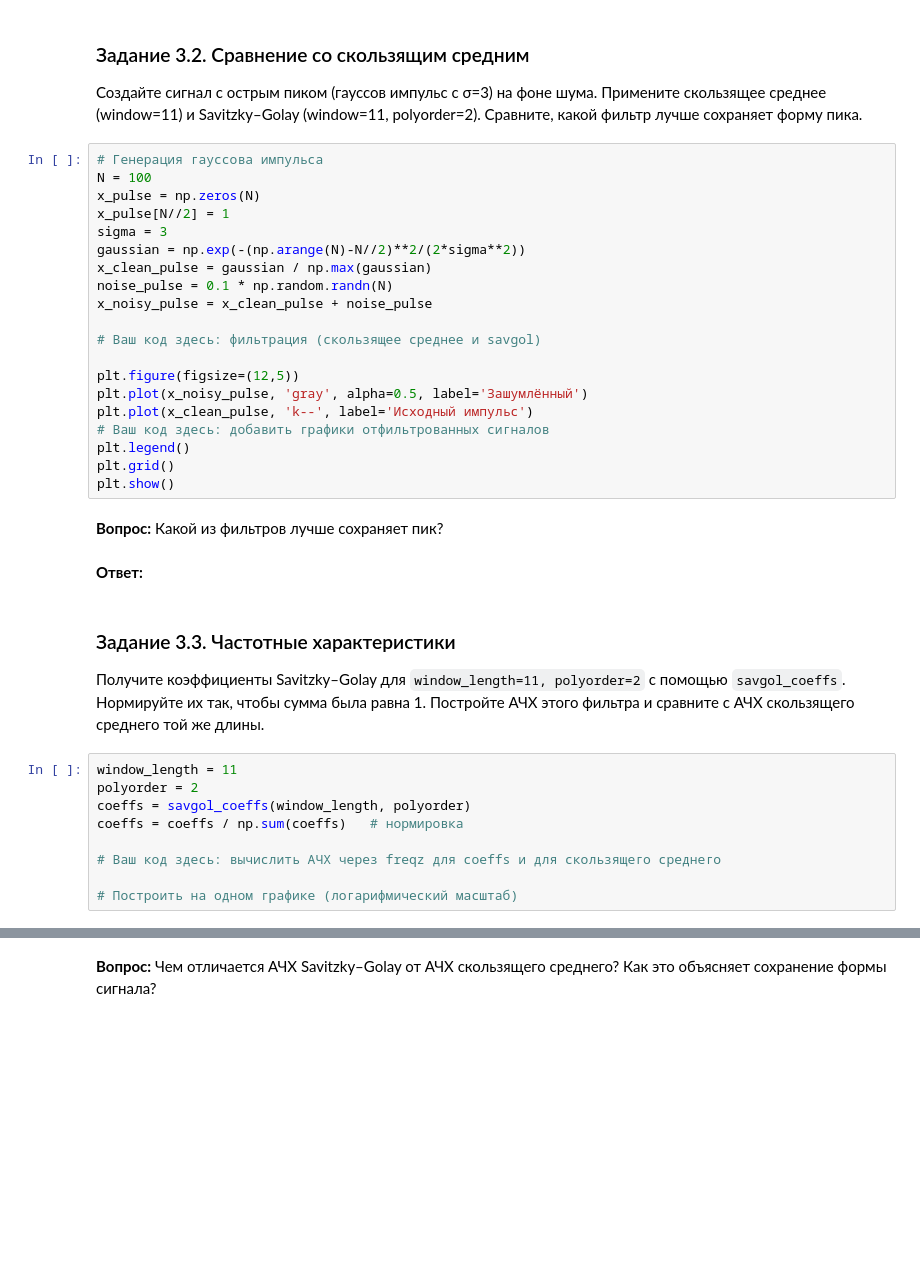
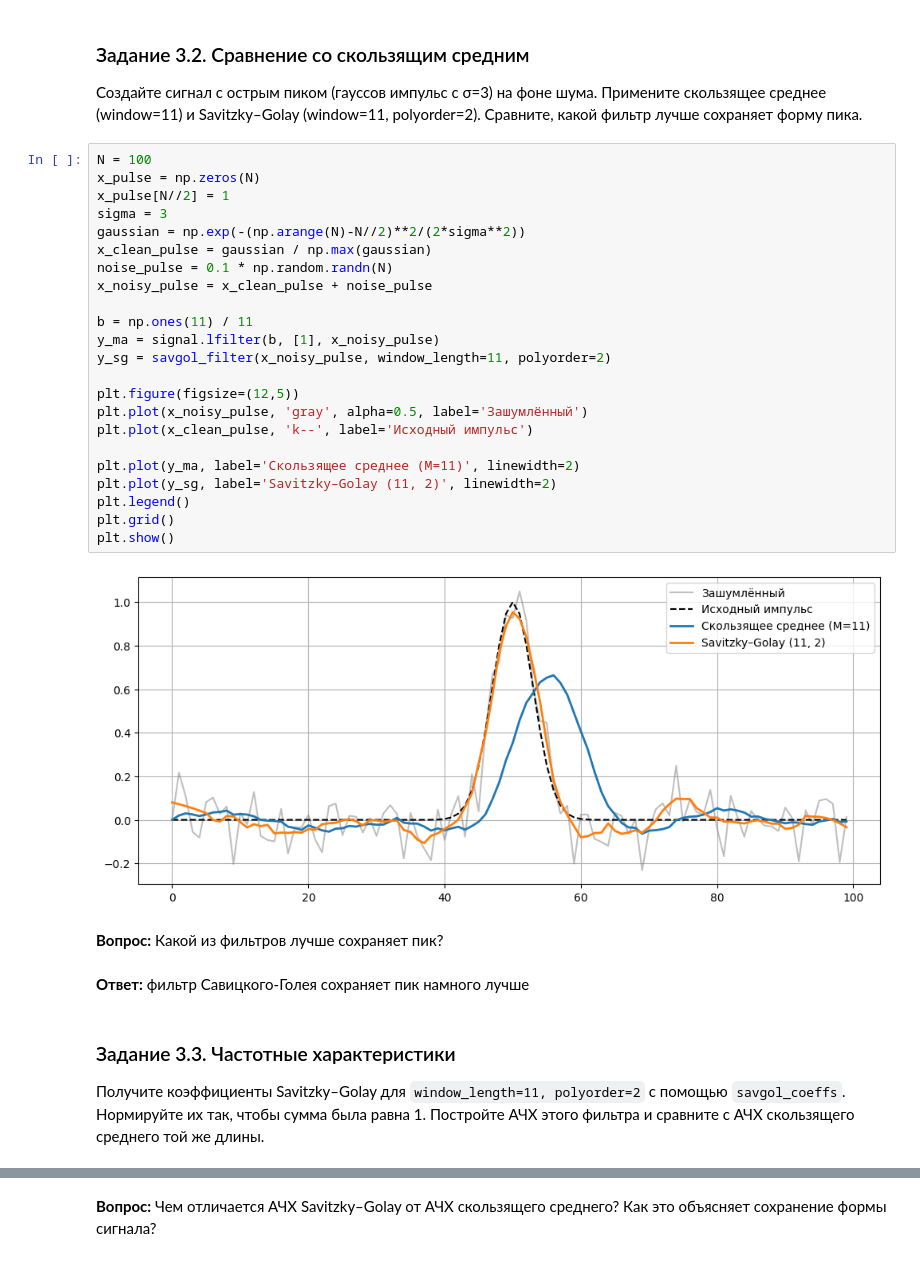
Before and after one commit to Uzema/dsp-seminars, a Jupyter notebook: seminars/5.ipynb, the cells around one changed output, grey strips where cells are left out. Drawn from its saved outputs; the diff is of its cells as text; blank space fills up the shorter version.

```diff
--- a/seminars/5.ipynb
+++ b/seminars/5.ipynb
@@ -359,39 +343,36 @@ plt.show()
 
 Создайте сигнал с острым пиком (гауссов импульс с σ=3) на фоне шума. Примените скользящее среднее (window=11) и Savitzky–Golay (window=11, polyorder=2). Сравните, какой фильтр лучше сохраняет форму пика.
 # %%
-# Генерация гауссова импульса
 N = 100
 x_pulse = np.zeros(N)
 x_pulse[N//2] = 1
 sigma = 3
 gaussian = np.exp(-(np.arange(N)-N//2)**2/(2*sigma**2))
 x_clean_pulse = gaussian / np.max(gaussian)
 noise_pulse = 0.1 * np.random.randn(N)
 x_noisy_pulse = x_clean_pulse + noise_pulse
 
-# Ваш код здесь: фильтрация (скользящее среднее и savgol)
+b = np.ones(11) / 11
+y_ma = signal.lfilter(b, [1], x_noisy_pulse)
+y_sg = savgol_filter(x_noisy_pulse, window_length=11, polyorder=2)
 
 plt.figure(figsize=(12,5))
 plt.plot(x_noisy_pulse, 'gray', alpha=0.5, label='Зашумлённый')
 plt.plot(x_clean_pulse, 'k--', label='Исходный импульс')
-# Ваш код здесь: добавить графики отфильтрованных сигналов
+
+plt.plot(y_ma, label='Скользящее среднее (M=11)', linewidth=2)
+plt.plot(y_sg, label='Savitzky–Golay (11, 2)', linewidth=2)
 plt.legend()
 plt.grid()
 plt.show()
+# %% [output]
+[figure, added]
 # %% [markdown]
 **Вопрос:** Какой из фильтров лучше сохраняет пик?
-# %% [markdown]
-**Ответ:**
+# %% [markdown]
+**Ответ:**
+фильтр Савицкого-Голея сохраняет пик намного лучше
 # %% [markdown]
 ### Задание 3.3. Частотные характеристики
 
 Получите коэффициенты Savitzky–Golay для `window_length=11, polyorder=2` с помощью `savgol_coeffs`. Нормируйте их так, чтобы сумма была равна 1. Постройте АЧХ этого фильтра и сравните с АЧХ скользящего среднего той же длины.
-# %%
-window_length = 11
-polyorder = 2
-coeffs = savgol_coeffs(window_length, polyorder)
-coeffs = coeffs / np.sum(coeffs)   # нормировка
-
-# Ваш код здесь: вычислить АЧХ через freqz для coeffs и для скользящего среднего
-
-# Построить на одном графике (логарифмический масштаб)
```
Also changed, not shown: parts of 7 cells of this notebook.
